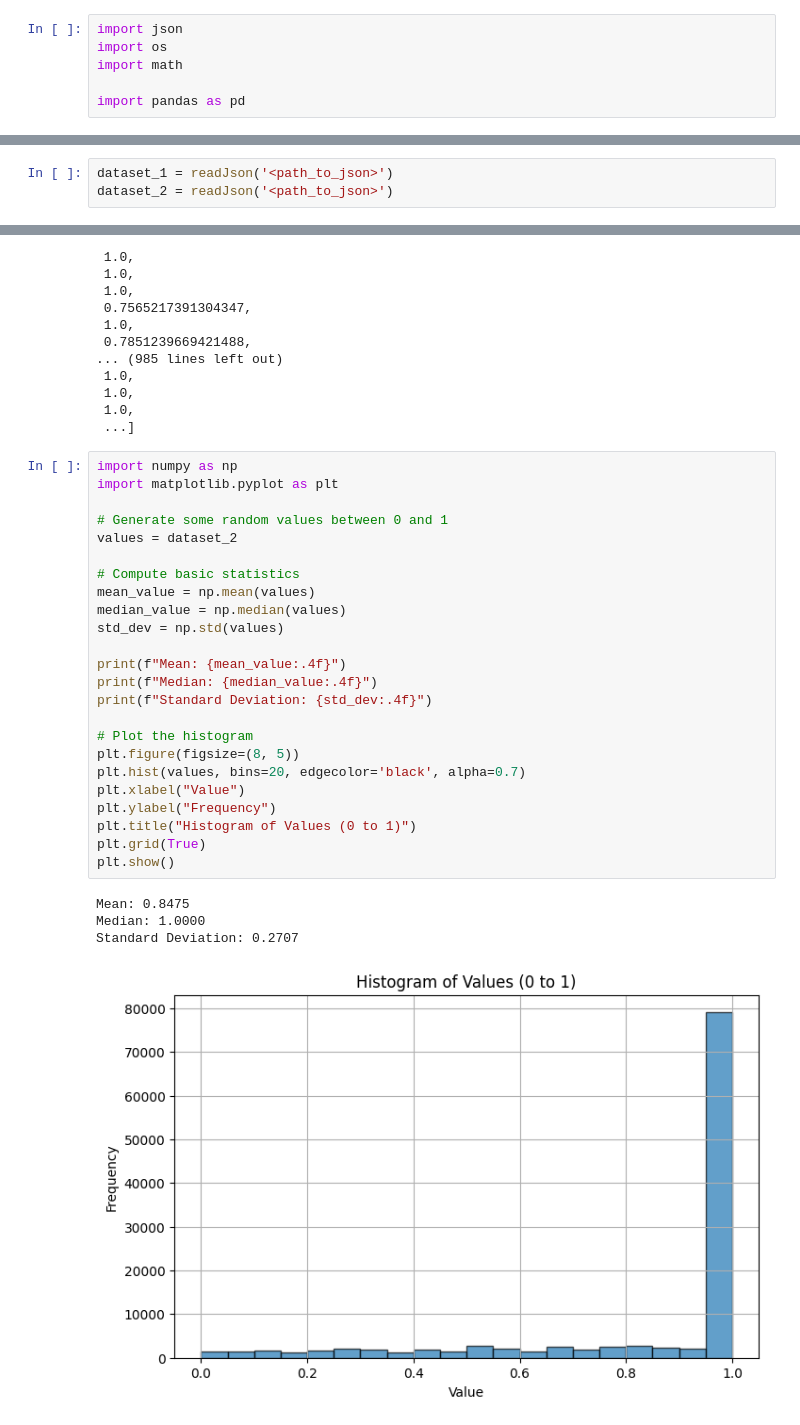
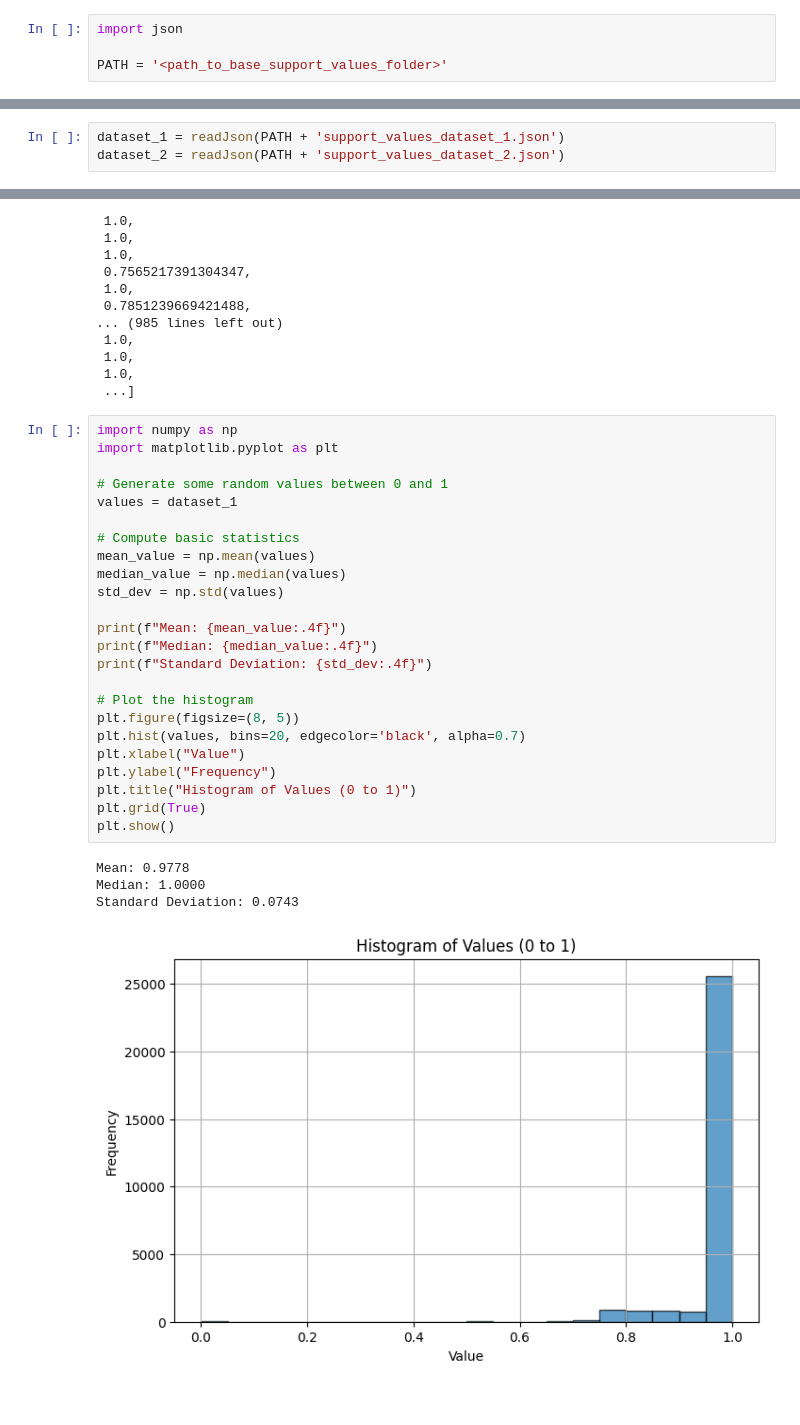
Before and after one commit to uoc-wim/palletizing_stability_benchmark, a Jupyter notebook: 02_analysis/6_base_support_anaylsis.ipynb, the cells around one changed output, grey strips where cells are left out. Saved outputs shown, nothing was run; the diff lists cells and outputs as text.

```diff
--- a/02_analysis/6_base_support_anaylsis.ipynb
+++ b/02_analysis/6_base_support_anaylsis.ipynb
@@ -1,9 +1,7 @@
 # %%
 import json
-import os
-import math
 
-import pandas as pd
+PATH = '<path_to_base_support_values_folder>'
 # %%
 def readJson(filePathImport):
     #Read file in
@@ -11,8 +9,8 @@ def readJson(filePathImport):
         job_json = json.load(json_file)
         return job_json
 # %%
-dataset_1 = readJson('<path_to_json>')
-dataset_2 = readJson('<path_to_json>')
+dataset_1 = readJson(PATH + 'support_values_dataset_1.json')
+dataset_2 = readJson(PATH + 'support_values_dataset_2.json')
 # %%
 dataset_1
 # %% [output]
@@ -36,29 +34,29 @@ dataset_1
 # %%
 import numpy as np
 import matplotlib.pyplot as plt
 
 # Generate some random values between 0 and 1
-values = dataset_2
+values = dataset_1
 
 # Compute basic statistics
 mean_value = np.mean(values)
 median_value = np.median(values)
 std_dev = np.std(values)
 
 print(f"Mean: {mean_value:.4f}")
 print(f"Median: {median_value:.4f}")
 print(f"Standard Deviation: {std_dev:.4f}")
 
 # Plot the histogram
 plt.figure(figsize=(8, 5))
 plt.hist(values, bins=20, edgecolor='black', alpha=0.7)
 plt.xlabel("Value")
 plt.ylabel("Frequency")
 plt.title("Histogram of Values (0 to 1)")
 plt.grid(True)
 plt.show()
 # %% [output]
-Mean: 0.8475
+Mean: 0.9778
 Median: 1.0000
-Standard Deviation: 0.2707
+Standard Deviation: 0.0743
-[figure, old version]
+[figure, new version]
```
